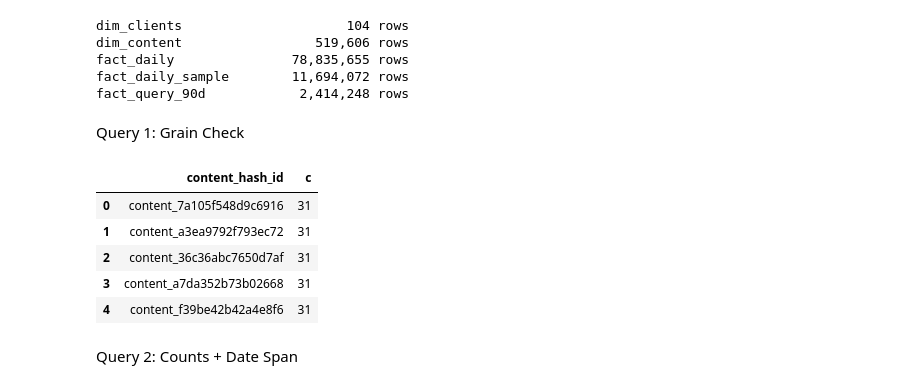
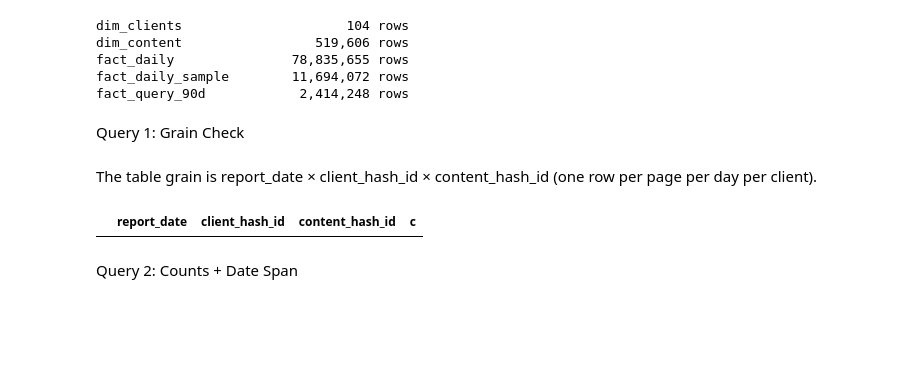
Before and after one commit to AhmedWaleedElFar/flyrank-ml-assignments, a Jupyter notebook: work/notebooks/w03_data_contract.ipynb, the cells around one changed output. Drawn from its saved outputs; the diff is of its cells as text; code cells hidden in the pictures; blank space fills up the shorter version.

```diff
--- a/work/notebooks/w03_data_contract.ipynb
+++ b/work/notebooks/w03_data_contract.ipynb
@@ -83,24 +83,21 @@ fact_daily_sample        11,694,072 rows
 fact_query_90d            2,414,248 rows
 # %% [markdown]
 Query 1: Grain Check
+# %% [markdown]
+The table grain is report_date × client_hash_id × content_hash_id (one row per page per day per client).
 # %%
 query1 = con.sql(f"""
-      SELECT content_hash_id, COUNT(*) c
-      FROM {TABLES['fact_daily']}
-      WHERE month = '2026-03'
-      GROUP BY 1
-      HAVING c > 1
-      LIMIT 5;
+SELECT report_date, client_hash_id, content_hash_id, COUNT(*) c
+FROM {TABLES["fact_daily"]}
+WHERE month = '2026-03'
+GROUP BY 1, 2, 3
+HAVING c > 1
+LIMIT 5;  -- Expect 0 rows (grain holds
 """).df()
 
 query1
 # %% [output]
-|  | content_hash_id | c |
-| 0 | content_7a105f548d9c6916 | 31 |
-| 1 | content_a3ea9792f793ec72 | 31 |
-| 2 | content_36c36abc7650d7af | 31 |
-| 3 | content_a7da352b73b02668 | 31 |
-| 4 | content_f39be42b42a4e8f6 | 31 |
+|  | report_date | client_hash_id | content_hash_id | c |
 # %% [markdown]
 Query 2: Counts + Date Span
 # %%
```
Also changed, not shown: parts of 11 cells of this notebook.
